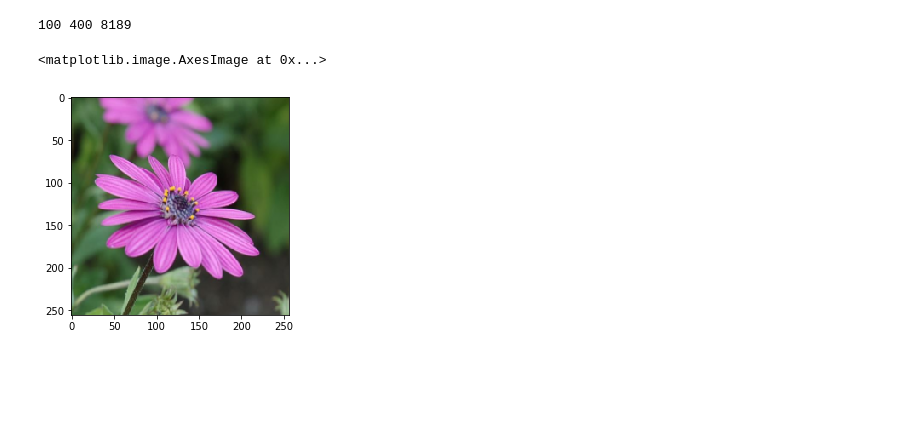
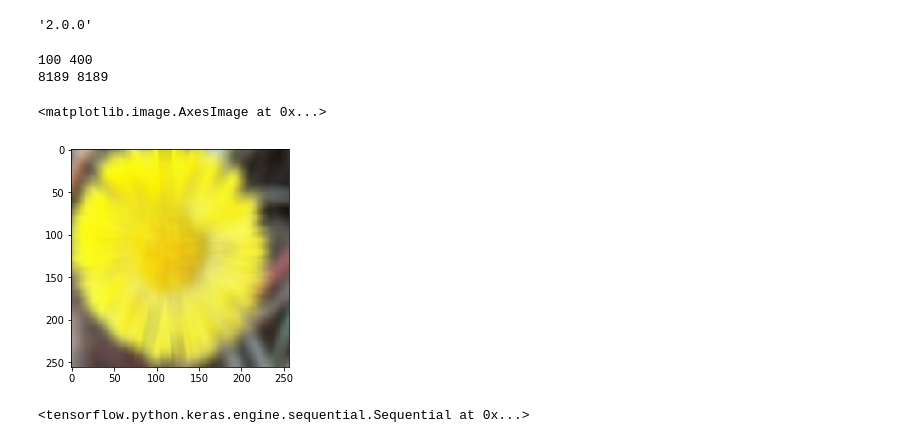
Before and after one commit to Neira1991/flowersPix2Pix, a Jupyter notebook: FloresIA.ipynb, the cells around one changed output. Saved outputs shown, nothing was run; the diff lists cells and outputs as text; code cells hidden in the pictures; blank space fills up the shorter version.

Commit message:
problem dimension images

```diff
--- a/FloresIA.ipynb
+++ b/FloresIA.ipynb
@@ -3,15 +3,21 @@ import tensorflow as tf
 import matplotlib.pyplot as plt
 import numpy as np
 import os
+# %%
+tf.__version__
+# %% [output]
+'2.0.0'
 # %%
-PATH = '/Users/stevenneira/Desktop/FlowersIA/'
+PATH = '/Users/stevenneira/Desktop/Work/studing/FlowersIA/'
 INPATH = PATH + 'inImages'
 OUTPATH = PATH + 'outImages'
 CHECKP = PATH + 'checkpoints'
+outputPath = PATH + 'output/'
 IMG_WIDTH = 256
 IMG_HEIGTH = 256
 # %%
 listUrls = os.listdir(INPATH)
+listOutUrls = os.listdir(INPATH)
 imgUrls = np.copy(listUrls)
 np.random.shuffle(imgUrls)
 n = 500;
@@ -19,9 +25,11 @@ train_n = round(n * 0.80);
 
 tr_images = imgUrls[:train_n]
 ts_images = imgUrls[train_n:n]
-print(len(ts_images),len(tr_images),len(imgUrls))
+print(len(ts_images),len(tr_images))
+print(len(listUrls),len(listOutUrls))
 # %% [output]
-100 400 8189
+100 400
+8189 8189
 # %%
 #Reescalar images
 def resize(in_img, out_img, heigth, widht):
@@ -48,8 +56,8 @@ def random_jitter(in_img, out_img):
     return in_img, out_img;
 
 def load_image(filename, augment=True):
-    in_img = tf.cast(tf.image.decode_jpeg(tf.io.read_file(INPATH + '/' + filename)), tf.float32)
-    out_img = tf.cast(tf.image.decode_jpeg(tf.io.read_file(OUTPATH + '/' + filename)), tf.float32)
+    in_img = tf.cast(tf.image.decode_jpeg(tf.io.read_file(INPATH + '/' + filename)), tf.float32)[...,:3]
+    out_img = tf.cast(tf.image.decode_jpeg(tf.io.read_file(OUTPATH + '/' + filename)), tf.float32)[...,:3]
     in_img, out_img = resize(in_img,out_img, IMG_HEIGTH, IMG_WIDTH)
     if augment:
         in_img, out_img = random_jitter(in_img, out_img)
@@ -62,10 +70,8 @@ def load_train_image(filename):
 def load_test_image(filename):
     return load_image(filename, False)
 # %%
-
-
-imgR = ((load_train_image(tr_images[0])[1])+1 )/2
+imgR = ((load_train_image(tr_images[0])[0])+1 )/2
 plt.imshow(imgR)
 # %% [output]
 <matplotlib.image.AxesImage at 0x...>
-[figure, old version]
+[figure, new version]
@@ -71,0 +86,33 @@ plt.imshow(imgR)
+# %%
+
+from tensorflow.keras.layers import *
+from tensorflow.keras import *
+
+generator_optimazer = optimizers.Adam(2e-4, beta_1=0.5)
+discriminator_optimazer = optimizers.Adam(2e-4, beta_1=0.5)
+
+def downsample(filters, apply_batchnorm=True):
+    result = Sequential()
+    initializer = tf.random_normal_initializer(0, 0.02)
+    # capa convolucional
+    """conv2d = Conv2D(filters,
+                      kernel_size= 4,
+                      strides=2,
+                      padding="same",
+                      kernel_initializer=initializer,
+                      use_bias=not apply_batchnorm)"""
+    #result.add(conv2d)
+
+    if apply_batchnorm:
+        #capa batch normalization
+        result.add(BatchNormalization())
+
+    #capa activación
+    result.add(LeakyReLU())
+
+
+    return result;
+
+downsample(64)
+# %% [output]
+<tensorflow.python.keras.engine.sequential.Sequential at 0x...>
```
Also changed, not shown: parts of 12 cells of this notebook, 2 other files.
